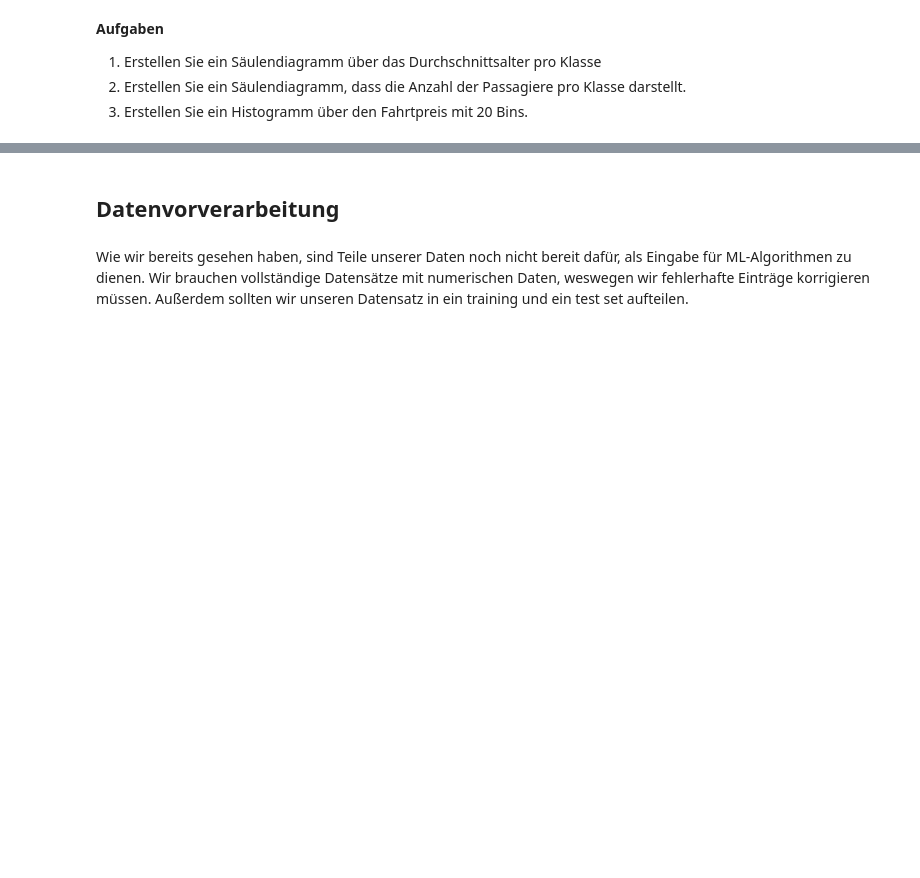
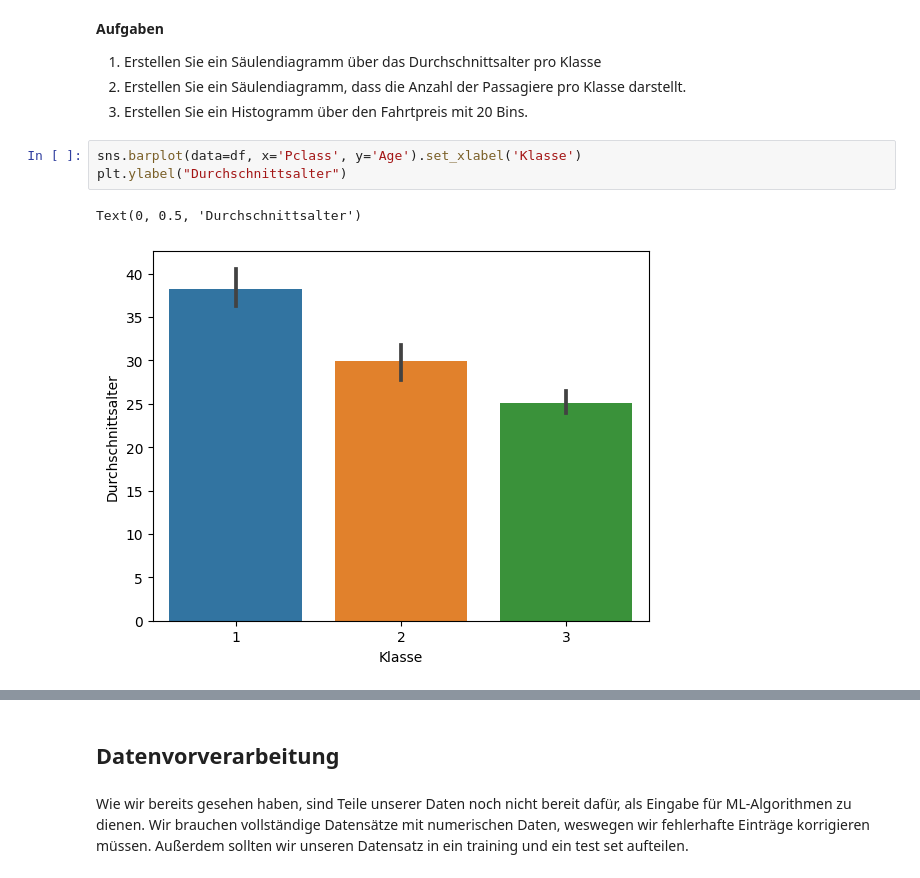
Before and after one commit to romanziske/data-science-course, a Jupyter notebook: supervised-learning/EDS_supervised_ML_Tutorial.ipynb, the cells around one changed output, grey strips where cells are left out. Drawn from its saved outputs; the diff is of its cells as text; blank space fills up the shorter version.

```diff
--- a/supervised-learning/EDS_supervised_ML_Tutorial.ipynb
+++ b/supervised-learning/EDS_supervised_ML_Tutorial.ipynb
@@ -105,3 +201,9 @@ plt.ylabel("Fahrtpreis")
 1.  Erstellen Sie ein Säulendiagramm über das Durchschnittsalter pro Klasse
 2.  Erstellen Sie ein Säulendiagramm, dass die Anzahl der Passagiere pro Klasse darstellt.
 3.  Erstellen Sie ein Histogramm über den Fahrtpreis mit 20 Bins.
+# %%
+sns.barplot(data=df, x='Pclass', y='Age').set_xlabel('Klasse')
+plt.ylabel("Durchschnittsalter")
+# %% [output]
+Text(0, 0.5, 'Durchschnittsalter')
+[figure, added]
```
Also changed, not shown: parts of 36 cells of this notebook.
